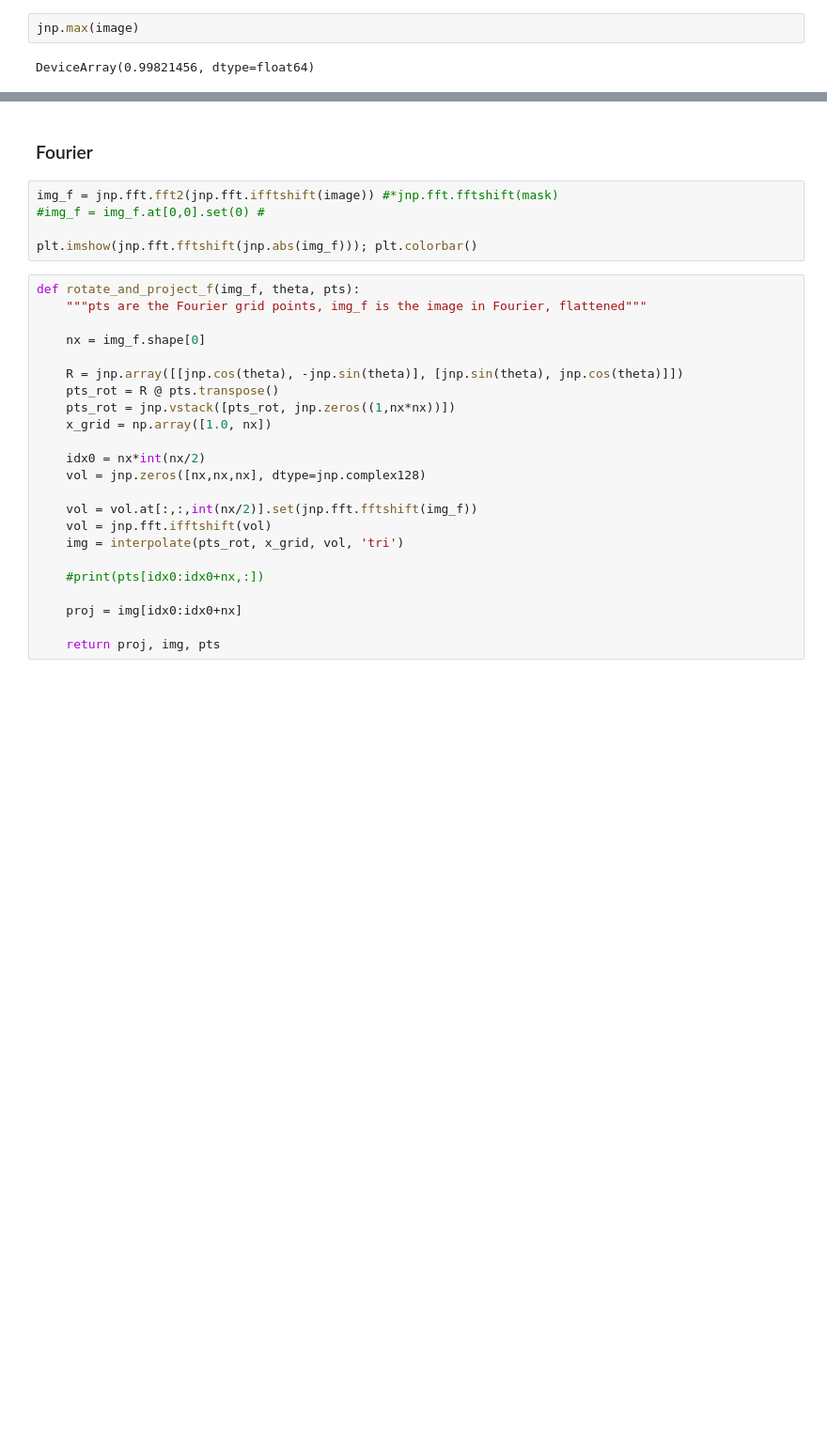
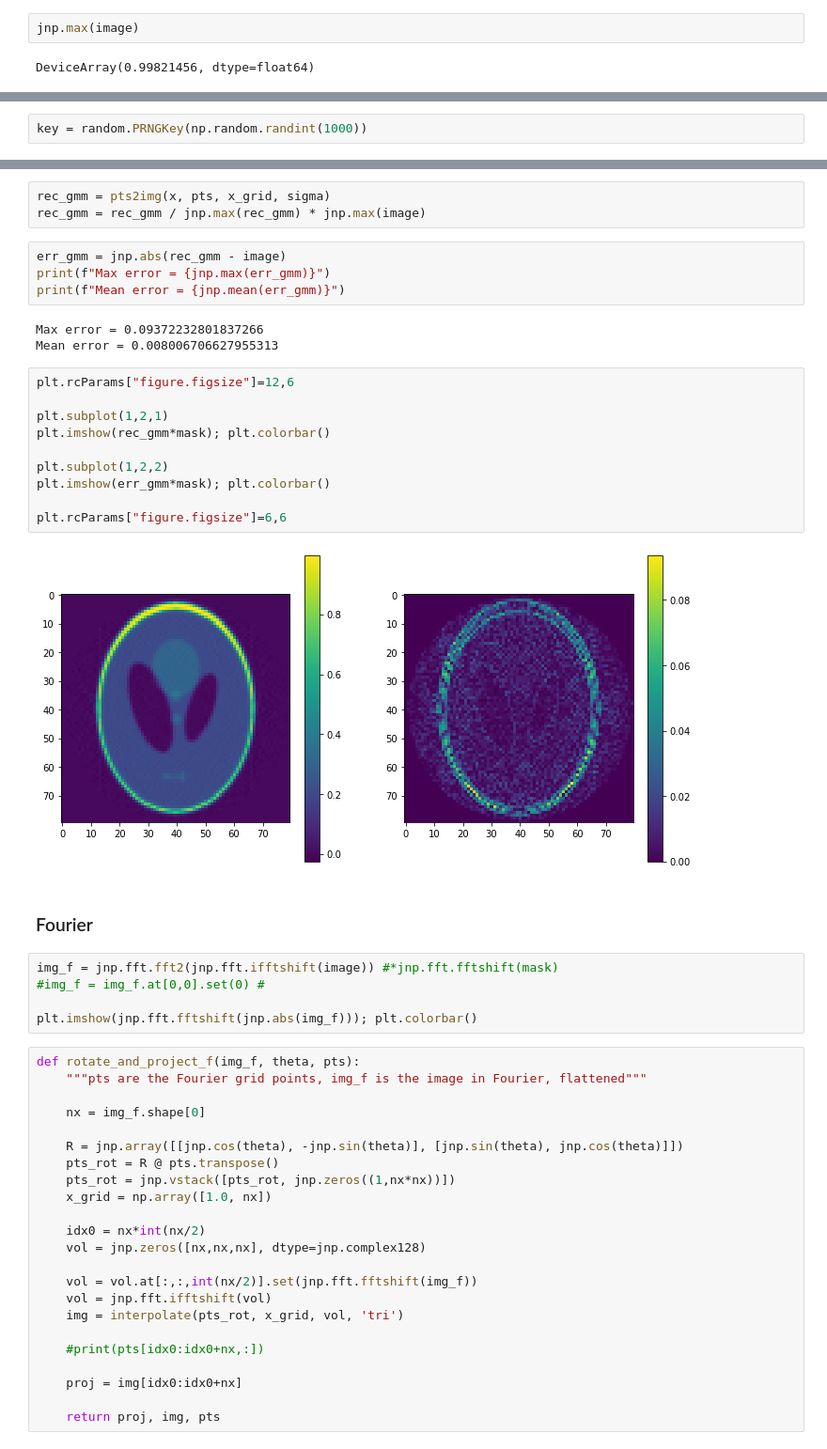
Before and after one commit to bogdantoader/simplecryoem, a Jupyter notebook: nb/SART.ipynb, the cells around one changed output, grey strips where cells are left out. Shown: that part at 94% size. Drawn from its saved outputs; the diff is of its cells as text; blank space fills up the shorter version.

```diff
--- a/nb/SART.ipynb
+++ b/nb/SART.ipynb
@@ -328,0 +331,2 @@ plt.imshow(grad_loss_func(x0).reshape([nx,nx])); plt.colorbar()
+# %%
+key = random.PRNGKey(np.random.randint(1000))
@@ -329,3 +377,25 @@ plt.imshow(grad_loss_func(x0).reshape([nx,nx])); plt.colorbar()
+# %%
+rec_gmm = pts2img(x, pts, x_grid, sigma)
+rec_gmm = rec_gmm / jnp.max(rec_gmm) * jnp.max(image)
+# %%
+err_gmm = jnp.abs(rec_gmm - image)
+print(f"Max error = {jnp.max(err_gmm)}")
+print(f"Mean error = {jnp.mean(err_gmm)}")
+# %% [output]
+Max error = 0.09372232801837266
+Mean error = 0.008006706627955313
+# %%
+plt.rcParams["figure.figsize"]=12,6
+
+plt.subplot(1,2,1)
+plt.imshow(rec_gmm*mask); plt.colorbar()
+
+plt.subplot(1,2,2)
+plt.imshow(err_gmm*mask); plt.colorbar()
+
+plt.rcParams["figure.figsize"]=6,6
+# %% [output]
+[figure, added]
 # %% [markdown]
 ### Fourier
 # %%
```
Also changed, not shown: parts of 18 cells of this notebook, 1 other file.
